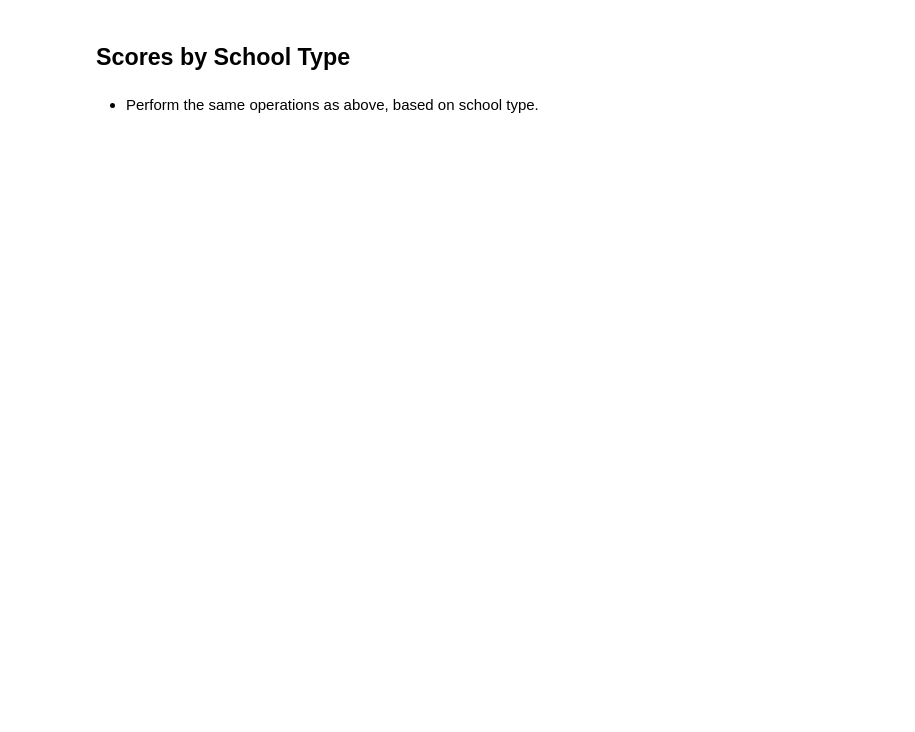
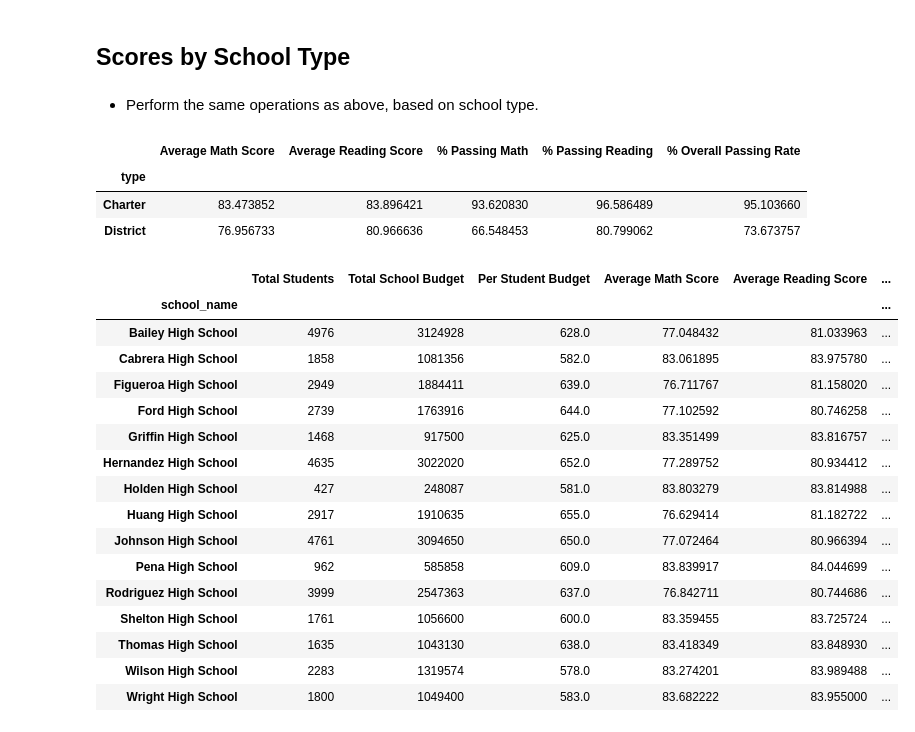
Before and after one commit to phamkdaniel/PyCitySchools, a Jupyter notebook: PyCitySchools_starter.ipynb, the cells around one changed output. Cells and saved outputs as stored; diff of their text form; code cells hidden in the pictures; blank space fills up the shorter version.

```diff
--- a/PyCitySchools_starter.ipynb
+++ b/PyCitySchools_starter.ipynb
@@ -364,3 +347,58 @@ group_names = ["Small (<1000)", "Medium (1000-2000)", "Large (2000-5000)"]
 ## Scores by School Type
 # %% [markdown]
 * Perform the same operations as above, based on school type.
+# %%
+school_type_df = performance_df.copy()
+
+# remove unecessary columns
+school_type_df = school_type_df.drop( \
+    columns=["Total Students", "Total School Budget", "Per Student Budget"], axis=1)
+
+school_type_df.groupby(["type"]).mean()
+# %% [output]
+|  | Average Math Score | Average Reading Score | % Passing Math | % Passing Reading | % Overall Passing Rate |
+| type |  |  |  |  |  |
+| Charter | 83.473852 | 83.896421 | 93.620830 | 96.586489 | 95.103660 |
+| District | 76.956733 | 80.966636 | 66.548453 | 80.799062 | 73.673757 |
+# %%
+school_group_data = school_data_complete.groupby(["school_name"])
+school_student_count = school_group_data["Student ID"].count()
+
+math_per = pass_math.groupby("school_name")["math_score"].count() / school_student_count *100
+read_per = pass_reading.groupby(["school_name"])["reading_score"].count() / school_student_count *100
+
+
+
+test1 = pd.DataFrame(
+    {
+#         "School Type" : school_data["type"],
+        "Total Students" : school_student_count,
+        "Total School Budget" : school_group_data["budget"].mean(),
+        "Per Student Budget" : school_group_data["budget"].mean() / school_student_count,
+        "Average Math Score" : school_group_data["math_score"].mean(),
+        "Average Reading Score" : school_group_data["reading_score"].mean(),
+        "% Passing Math" : math_per,
+        "% Passing Reading" : read_per,
+        "% Overall Passing Rate" : (math_per + read_per) /2
+    }
+)
+
+test1
+# %% [output]
+|  | Total Students | Total School Budget | Per Student Budget | Average Math Score | Average Reading Score | ... |
+| school_name |  |  |  |  |  | ... |
+| Bailey High School | 4976 | 3124928 | 628.0 | 77.048432 | 81.033963 | ... |
+| Cabrera High School | 1858 | 1081356 | 582.0 | 83.061895 | 83.975780 | ... |
+| Figueroa High School | 2949 | 1884411 | 639.0 | 76.711767 | 81.158020 | ... |
+| Ford High School | 2739 | 1763916 | 644.0 | 77.102592 | 80.746258 | ... |
+| Griffin High School | 1468 | 917500 | 625.0 | 83.351499 | 83.816757 | ... |
+| Hernandez High School | 4635 | 3022020 | 652.0 | 77.289752 | 80.934412 | ... |
+| Holden High School | 427 | 248087 | 581.0 | 83.803279 | 83.814988 | ... |
+| Huang High School | 2917 | 1910635 | 655.0 | 76.629414 | 81.182722 | ... |
+| Johnson High School | 4761 | 3094650 | 650.0 | 77.072464 | 80.966394 | ... |
+| Pena High School | 962 | 585858 | 609.0 | 83.839917 | 84.044699 | ... |
+| Rodriguez High School | 3999 | 2547363 | 637.0 | 76.842711 | 80.744686 | ... |
+| Shelton High School | 1761 | 1056600 | 600.0 | 83.359455 | 83.725724 | ... |
+| Thomas High School | 1635 | 1043130 | 638.0 | 83.418349 | 83.848930 | ... |
+| Wilson High School | 2283 | 1319574 | 578.0 | 83.274201 | 83.989488 | ... |
+| Wright High School | 1800 | 1049400 | 583.0 | 83.682222 | 83.955000 | ... |
```
Also changed, not shown: parts of 7 cells of this notebook.
